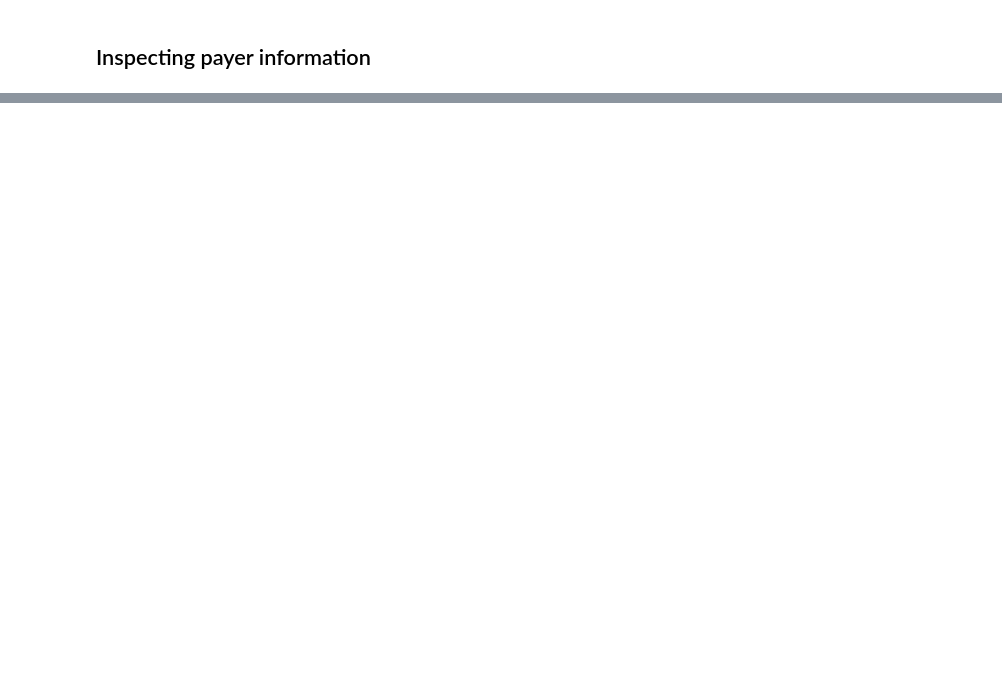
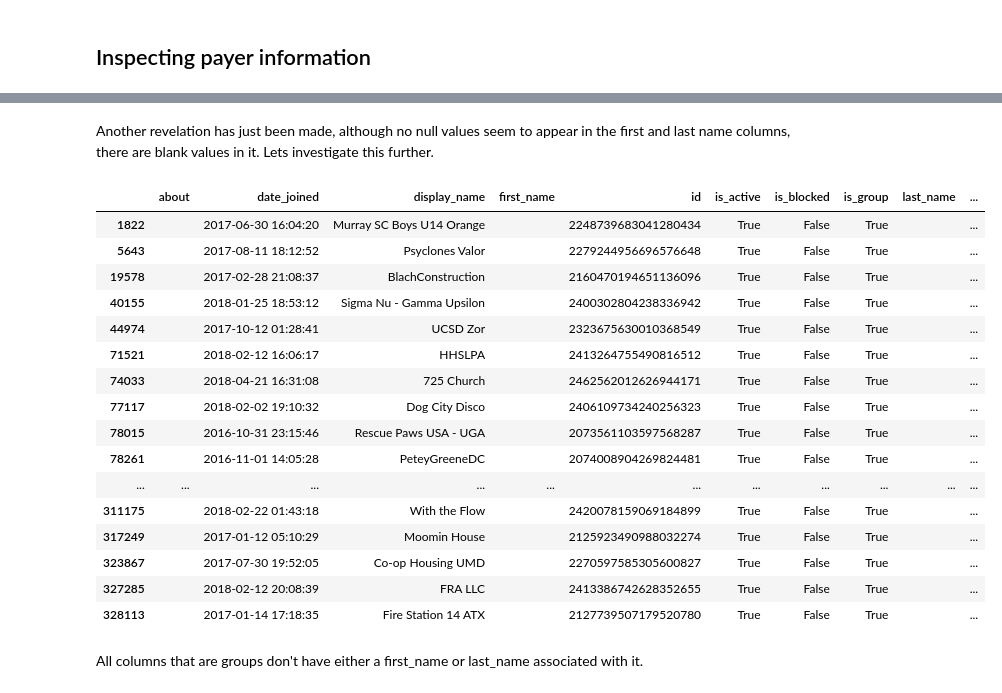
Before and after one commit to fromdatavistodatascience/venmo, a Jupyter notebook: eda_venmo.ipynb, the cells around one changed output, grey strips where cells are left out. Drawn from its saved outputs; the diff is of its cells as text; code cells hidden in the pictures; blank space fills up the shorter version.

```diff
--- a/eda_venmo.ipynb
+++ b/eda_venmo.ipynb
@@ -138,0 +309,26 @@ new_dates = [datetime.datetime.strptime(x, '%Y-%m-%dT%H:%M:%S') for x in payers_
+# %%
+payers_df.drop('new_name', axis=1, inplace=True)
+# %% [markdown]
+Another revelation has just been made, although no null values seem to appear in the first and last name columns, there are blank values in it. Lets investigate this further.
+# %%
+payers_df.loc[payers_df['first_name'] == '']
+# %% [output]
+|  | about | date_joined | display_name | first_name | id | is_active | is_blocked | is_group | last_name | ... |
+| 1822 |  | 2017-06-30 16:04:20 | Murray SC Boys U14 Orange |  | 2248739683041280434 | True | False | True |  | ... |
+| 5643 |  | 2017-08-11 18:12:52 | Psyclones Valor |  | 2279244956696576648 | True | False | True |  | ... |
+| 19578 |  | 2017-02-28 21:08:37 | BlachConstruction |  | 2160470194651136096 | True | False | True |  | ... |
+| 40155 |  | 2018-01-25 18:53:12 | Sigma Nu - Gamma Upsilon |  | 2400302804238336942 | True | False | True |  | ... |
+| 44974 |  | 2017-10-12 01:28:41 | UCSD Zor |  | 2323675630010368549 | True | False | True |  | ... |
+| 71521 |  | 2018-02-12 16:06:17 | HHSLPA |  | 2413264755490816512 | True | False | True |  | ... |
+| 74033 |  | 2018-04-21 16:31:08 | 725 Church |  | 2462562012626944171 | True | False | True |  | ... |
+| 77117 |  | 2018-02-02 19:10:32 | Dog City Disco |  | 2406109734240256323 | True | False | True |  | ... |
+| 78015 |  | 2016-10-31 23:15:46 | Rescue Paws USA - UGA |  | 2073561103597568287 | True | False | True |  | ... |
+| 78261 |  | 2016-11-01 14:05:28 | PeteyGreeneDC |  | 2074008904269824481 | True | False | True |  | ... |
+| ... | ... | ... | ... | ... | ... | ... | ... | ... | ... | ... |
+| 311175 |  | 2018-02-22 01:43:18 | With the Flow |  | 2420078159069184899 | True | False | True |  | ... |
+| 317249 |  | 2017-01-12 05:10:29 | Moomin House |  | 2125923490988032274 | True | False | True |  | ... |
+| 323867 |  | 2017-07-30 19:52:05 | Co-op Housing UMD |  | 2270597585305600827 | True | False | True |  | ... |
+| 327285 |  | 2018-02-12 20:08:39 | FRA LLC |  | 2413386742628352655 | True | False | True |  | ... |
+| 328113 |  | 2017-01-14 17:18:35 | Fire Station 14 ATX |  | 2127739507179520780 | True | False | True |  | ... |
+# %% [markdown]
+All columns that are groups don't have either a first_name or last_name associated with it.
```
Also changed, not shown: parts of 23 cells of this notebook.
